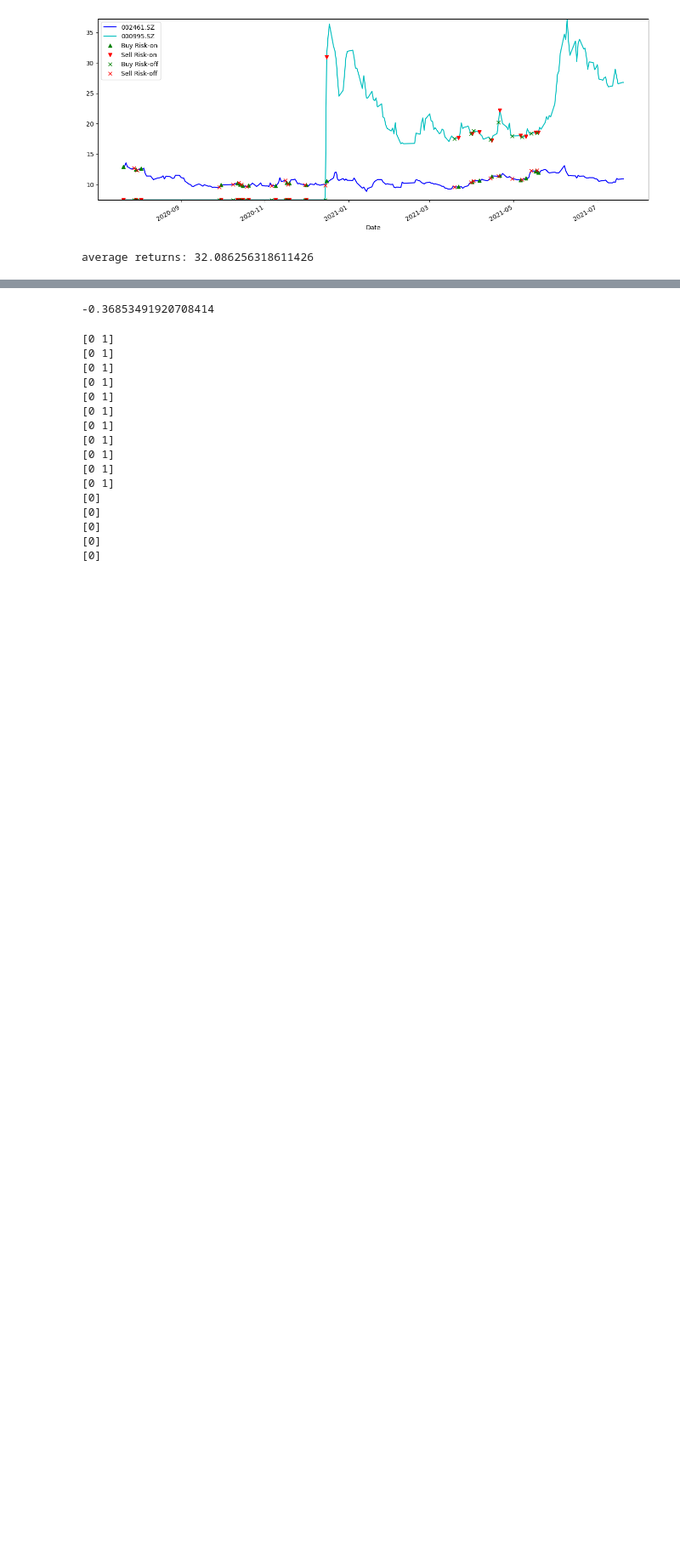
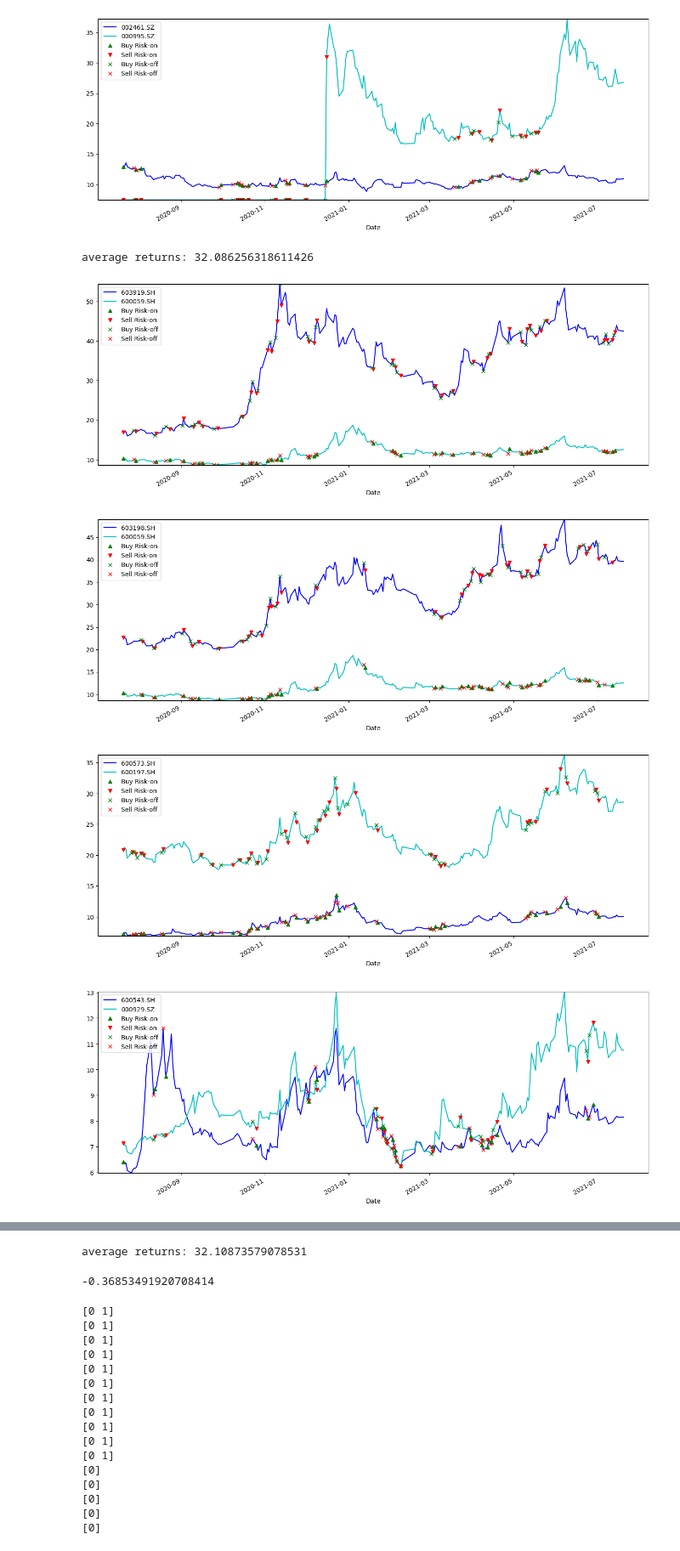
Before and after one commit to waikho/MADS_Capstone, a Jupyter notebook: RL/Pair_Trading_DQN.ipynb, the cells around one changed output, grey strips where cells are left out. Shown at 85% size. Drawn from its saved outputs; the diff is of its cells as text; code cells hidden in the pictures; blank space fills up the shorter version.

```diff
--- a/RL/Pair_Trading_DQN.ipynb
+++ b/RL/Pair_Trading_DQN.ipynb
@@ -659,0 +699,8 @@ print(pairs)
+# %%
+###testing###
+valdf = df.loc[df.index[0] + relativedelta(years=7):].dropna(axis=1, how='all')
+valtickers = valdf.columns
+_, valpval, _, valpairs = find_cointegrated_pairs(valdf)
+fig, ax = plt.subplots(figsize=(10,10))
+seaborn.heatmap(valpval, xticklabels=valtickers, yticklabels=valtickers, cmap='RdYlGn_r', mask=(valpval >= 0.05))
+print(valpairs)
@@ -659,0 +713,7 @@ print(pairs)
+# %%
+###testing###
+valenvs = []
+for valpair in valpairs:
+    valdata = valdf[list(valpair)].dropna()
+    if valdata.shape[0] > 250:
+        valenvs.append(StockTradingEnvironment(valdata.copy(), window_size, trade_period))   #instantiate an env; automatatically run trade()
@@ -925,7 +1097,7 @@ state = 62 states
 # %%
 #policy_net.load_state_dict(torch.load('./models/model (19).pth'))
 #policy_net.load_state_dict(torch.load('./models/model (6).pth'))   #copies parameters from state_dict to this module
-policy_net.load_state_dict(torch.load('./models/model (13).pth'))   #newly saved model under "Mar18_new trial"
+policy_net.load_state_dict(torch.load('./models/model (14).pth'))   #newly saved model under "Mar18_new trial"
 target_net.load_state_dict(policy_net.state_dict())
 policy_net.eval()   #changes forward(); disables Dropout, BatchNorm, etc.
 target_net.eval()
@@ -976,3 +1148,56 @@ plt.show()
 [figure]
 [figure]
 average returns: 32.086256318611426
+# %%
+###testing###
+#policy_net.load_state_dict(torch.load('./models/model (19).pth'))
+#policy_net.load_state_dict(torch.load('./models/model (6).pth'))   #copies parameters from state_dict to this module
+policy_net.load_state_dict(torch.load('./models/model (20).pth'))   #newly saved model under "Mar18_new trial"
+target_net.load_state_dict(policy_net.state_dict())
+policy_net.eval()   #changes forward(); disables Dropout, BatchNorm, etc.
+target_net.eval()
+
+#returns = []
+total_returns = []
+with torch.no_grad():
+    #for env in train_envs:
+    for valenv in valenvs:
+    #for env in [test_envs[1]]:
+
+        obs = valenv.reset()
+        state = torch.tensor(np.array([obs]), dtype=torch.float, device=device)
+        for t in count():   #keep looping until done -> break
+            # Select and perform an action
+            action = policy_net(state).max(1)[1].view(1, 1)
+            obs, reward, done, info = valenv.step(Positions(action.item()))
+            #obs, reward, done = env.step(Positions(action.item()))
+            state = torch.tensor(np.array([obs]), dtype=torch.float, device=device)
+            #print(state)
+
+            #new
+            #print(f'reward: {reward}')
+            #returns.append(reward)
+
+            if done:
+                #print(f'env.returns\n{env.returns}')
+                #print(f'env.total_reward{env._total_reward}')
+                valenv.render()   #only rendering the last year
+                #total_returns.append(returns)   ###changed###
+                #print(f'returns: {np.sum(returns)}')   ###changed###
+                #total_returns.append(np.sum(returns))   ###changed###
+                #print(f'len(returns): {len(returns)}')
+                total_returns.append(info['total_return'])
+                break
+
+#print(f'returns: {returns}')
+#avg_returns = np.mean(returns)
+#print(f'average returns: {np.mean(np.sum(total_returns))}')
+print(f'average returns: {np.mean(total_returns)}')
+
+plt.ioff()
+plt.show()
+# %% [output]
+[figure, added]
+[figure, added]
+[figure, added]
+[figure, added]
@@ -979,3 +1205,4 @@ average returns: 32.086256318611426
+average returns: 32.10873579078531
 # %%
 test_envs[0]._pnl
 # %% [output]
```
Also changed, not shown: parts of 12 cells of this notebook, 5 other files.
